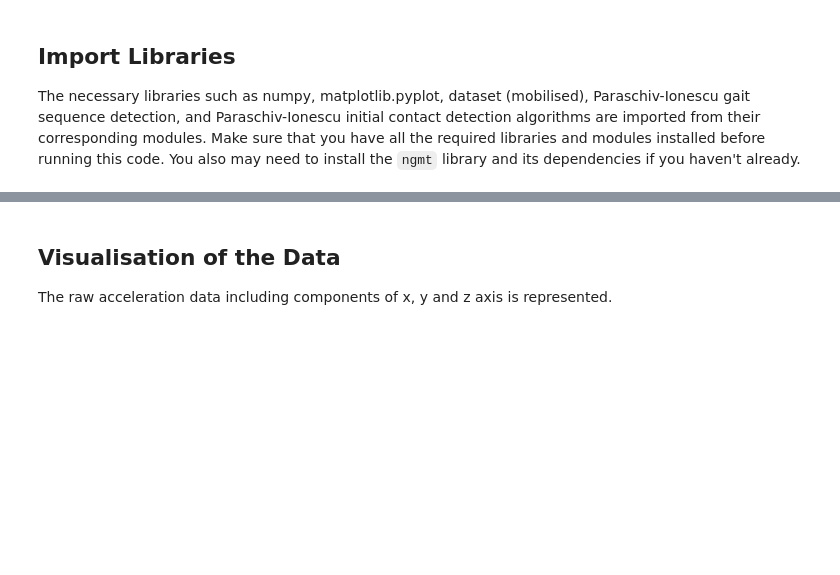
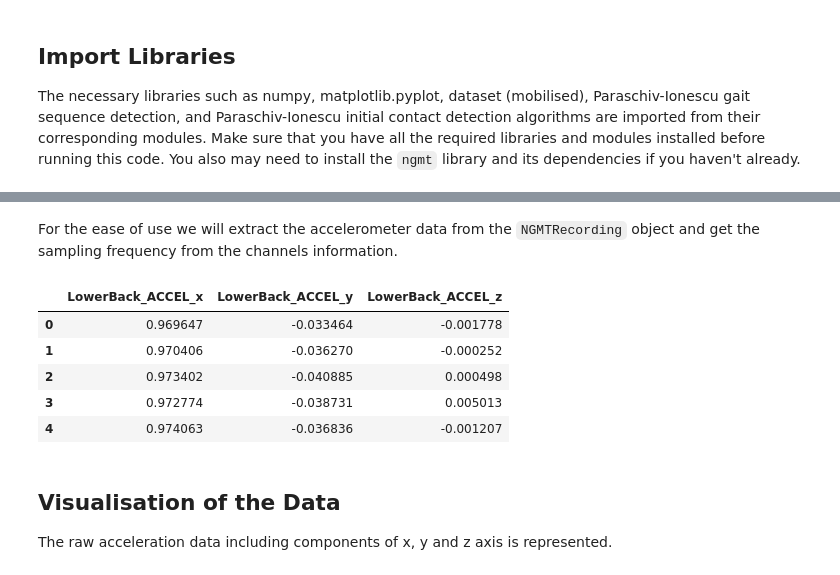
Before and after one commit to neurogeriatricskiel/KielMAT, a Jupyter notebook: examples/modules_02_icd.ipynb, the cells around one changed output, grey strips where cells are left out. Drawn from its saved outputs; the diff is of its cells as text; code cells hidden in the pictures; blank space fills up the shorter version.

```diff
--- a/examples/modules_02_icd.ipynb
+++ b/examples/modules_02_icd.ipynb
@@ -72,0 +51,12 @@ sampling_frequency = recording.channels[tracking_sys][
+# %% [markdown]
+For the ease of use we will extract the accelerometer data from the `NGMTRecording` object and get the sampling frequency from the channels information.
+# %%
+acceleration_data = recording.data[tracking_sys][[f"{tracked_points[tracking_sys]}_ACCEL_{x}" for x in "xyz"]]
+acceleration_data.head()
+# %% [output]
+|  | LowerBack_ACCEL_x | LowerBack_ACCEL_y | LowerBack_ACCEL_z |
+| 0 | 0.969647 | -0.033464 | -0.001778 |
+| 1 | 0.970406 | -0.036270 | -0.000252 |
+| 2 | 0.973402 | -0.040885 | 0.000498 |
+| 3 | 0.972774 | -0.038731 | 0.005013 |
+| 4 | 0.974063 | -0.036836 | -0.001207 |
```
Also changed, not shown: parts of 9 cells of this notebook, 1 other file.
